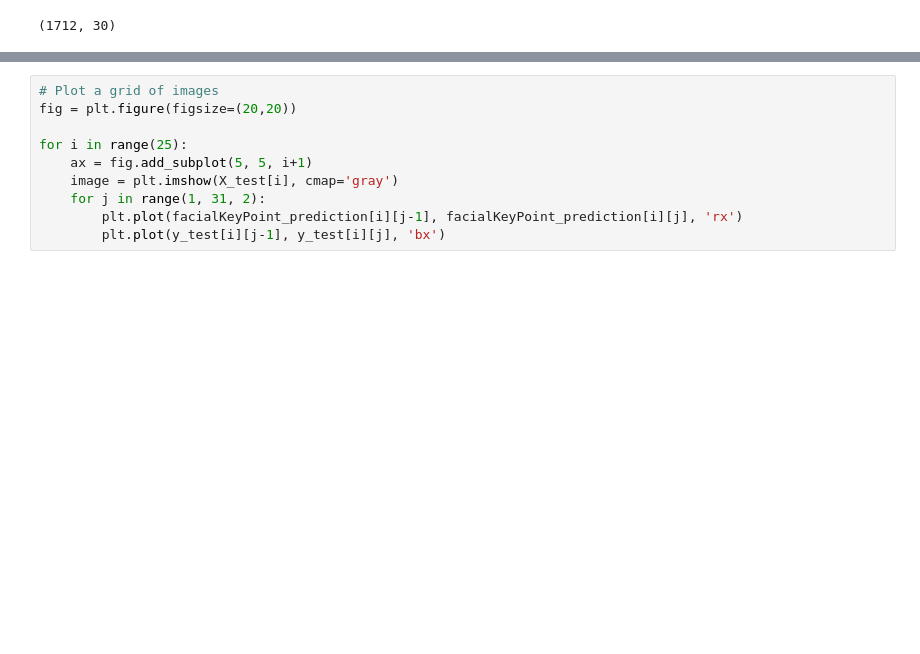
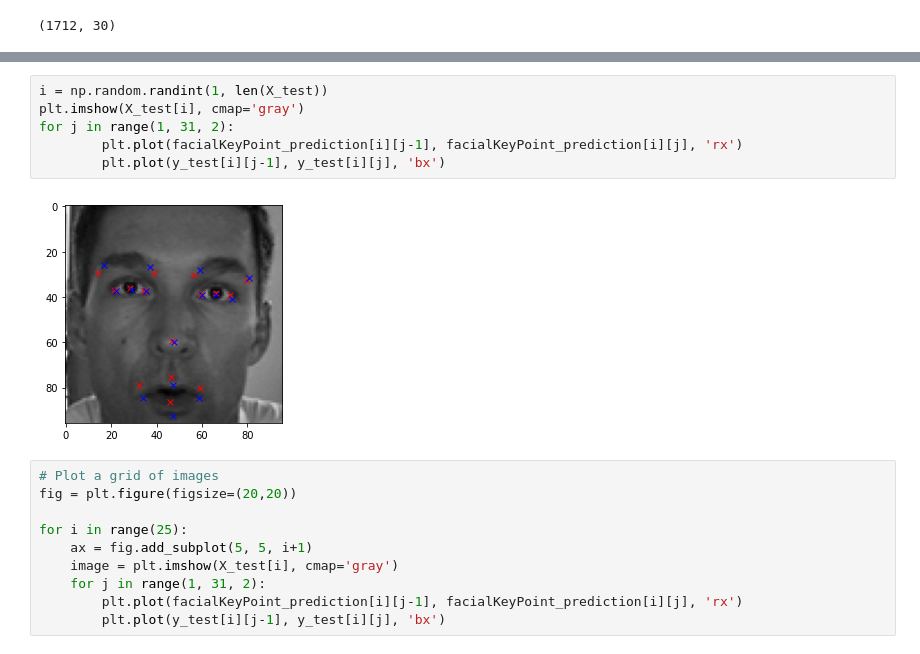
Before and after one commit to Khaliladib11/Emotion-AI, a Jupyter notebook: Facial Key Point Detection/Facial Key Point Detection.ipynb, the cells around one changed output, grey strips where cells are left out. Drawn from its saved outputs; the diff is of its cells as text; blank space fills up the shorter version.

```diff
--- a/Facial Key Point Detection/Facial Key Point Detection.ipynb
+++ b/Facial Key Point Detection/Facial Key Point Detection.ipynb
@@ -584,3 +591,11 @@ y_test.shape
+# %%
+i = np.random.randint(1, len(X_test))
+plt.imshow(X_test[i], cmap='gray')
+for j in range(1, 31, 2):
+        plt.plot(facialKeyPoint_prediction[i][j-1], facialKeyPoint_prediction[i][j], 'rx')
+        plt.plot(y_test[i][j-1], y_test[i][j], 'bx')
+# %% [output]
+[figure, added]
 # %%
 # Plot a grid of images
 fig = plt.figure(figsize=(20,20))
```
Also changed, not shown: parts of 3 cells of this notebook, 2 other files.
